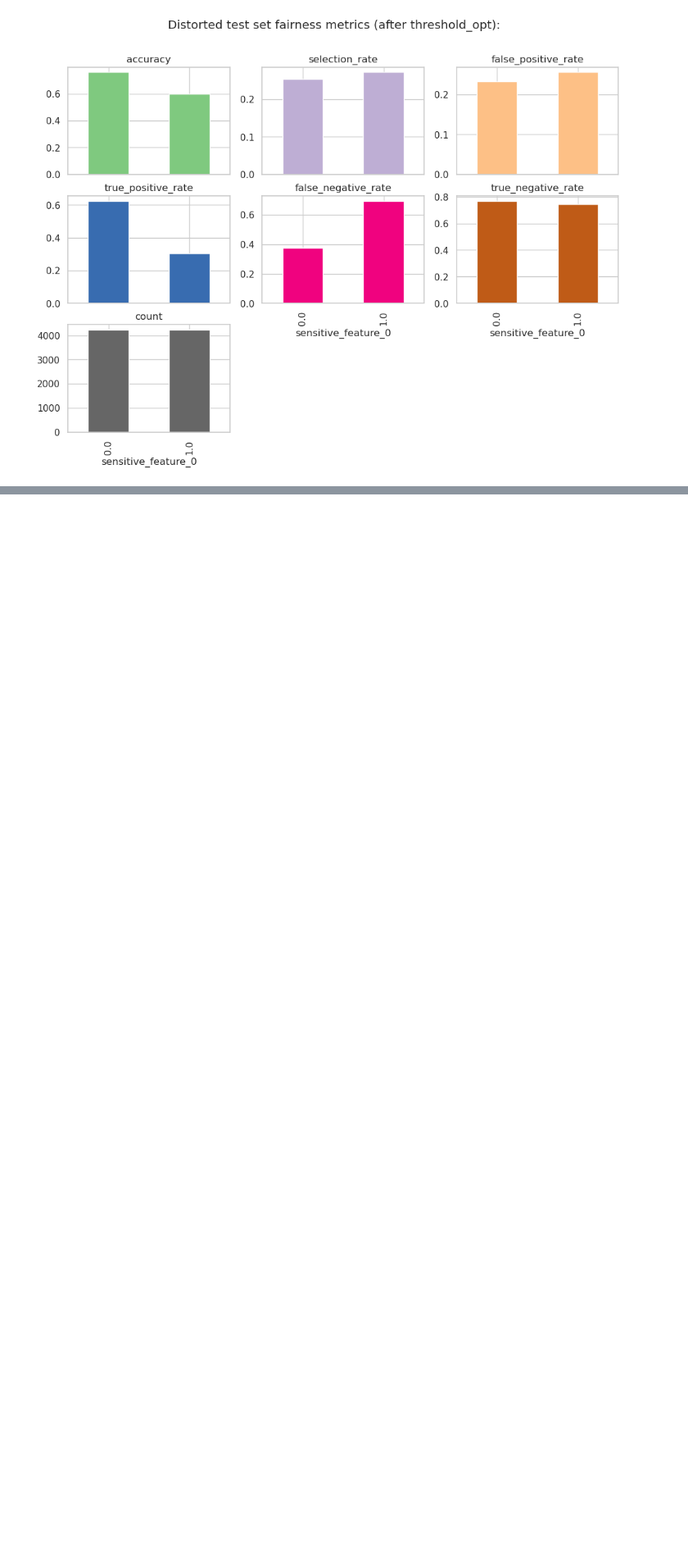
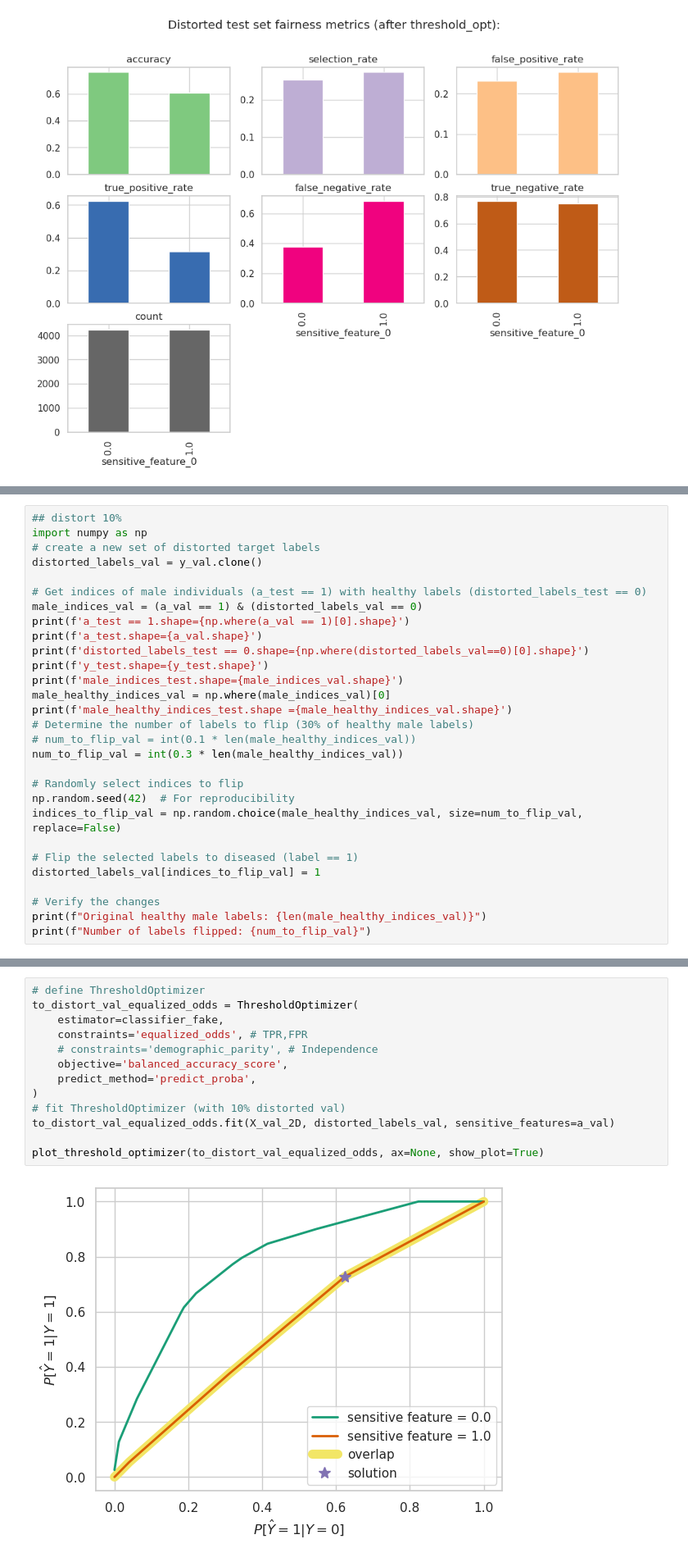
Before and after one commit to jereml99/RAI_fairness_exercise, a Jupyter notebook: exercise_hpc.ipynb, the cells around one changed output, grey strips where cells are left out. Shown at 82% size. Cells and saved outputs as stored; diff of their text form; blank space fills up the shorter version.

Commit message:
distort_val_set

```diff
--- a/exercise_hpc.ipynb
+++ b/exercise_hpc.ipynb
@@ -777,0 +827,29 @@ plot_roc_simple(distorted_labels_test, test_prob, test_a, y_pred_new_threshold_o
+# %%
+## distort 10%
+import numpy as np
+# create a new set of distorted target labels
+distorted_labels_val = y_val.clone()
+
+# Get indices of male individuals (a_test == 1) with healthy labels (distorted_labels_test == 0)
+male_indices_val = (a_val == 1) & (distorted_labels_val == 0)
+print(f'a_test == 1.shape={np.where(a_val == 1)[0].shape}')
+print(f'a_test.shape={a_val.shape}')
+print(f'distorted_labels_test == 0.shape={np.where(distorted_labels_val==0)[0].shape}')
+print(f'y_test.shape={y_test.shape}')
+print(f'male_indices_test.shape={male_indices_val.shape}')
+male_healthy_indices_val = np.where(male_indices_val)[0]
+print(f'male_healthy_indices_test.shape ={male_healthy_indices_val.shape}')
+# Determine the number of labels to flip (30% of healthy male labels)
+# num_to_flip_val = int(0.1 * len(male_healthy_indices_val))
+num_to_flip_val = int(0.3 * len(male_healthy_indices_val))
+
+# Randomly select indices to flip
+np.random.seed(42)  # For reproducibility
+indices_to_flip_val = np.random.choice(male_healthy_indices_val, size=num_to_flip_val, replace=False)
+
+# Flip the selected labels to diseased (label == 1)
+distorted_labels_val[indices_to_flip_val] = 1
+
+# Verify the changes
+print(f"Original healthy male labels: {len(male_healthy_indices_val)}")
+print(f"Number of labels flipped: {num_to_flip_val}")
@@ -777,0 +865,15 @@ plot_roc_simple(distorted_labels_test, test_prob, test_a, y_pred_new_threshold_o
+# %%
+# define ThresholdOptimizer
+to_distort_val_equalized_odds = ThresholdOptimizer(
+    estimator=classifier_fake,
+    constraints='equalized_odds', # TPR,FPR
+    # constraints='demographic_parity', # Independence
+    objective='balanced_accuracy_score',
+    predict_method='predict_proba',
+)
+# fit ThresholdOptimizer (with 10% distorted val)
+to_distort_val_equalized_odds.fit(X_val_2D, distorted_labels_val, sensitive_features=a_val)
+
+plot_threshold_optimizer(to_distort_val_equalized_odds, ax=None, show_plot=True)
+# %% [output]
+[figure, added]
```
Also changed, not shown: parts of 17 cells of this notebook.
